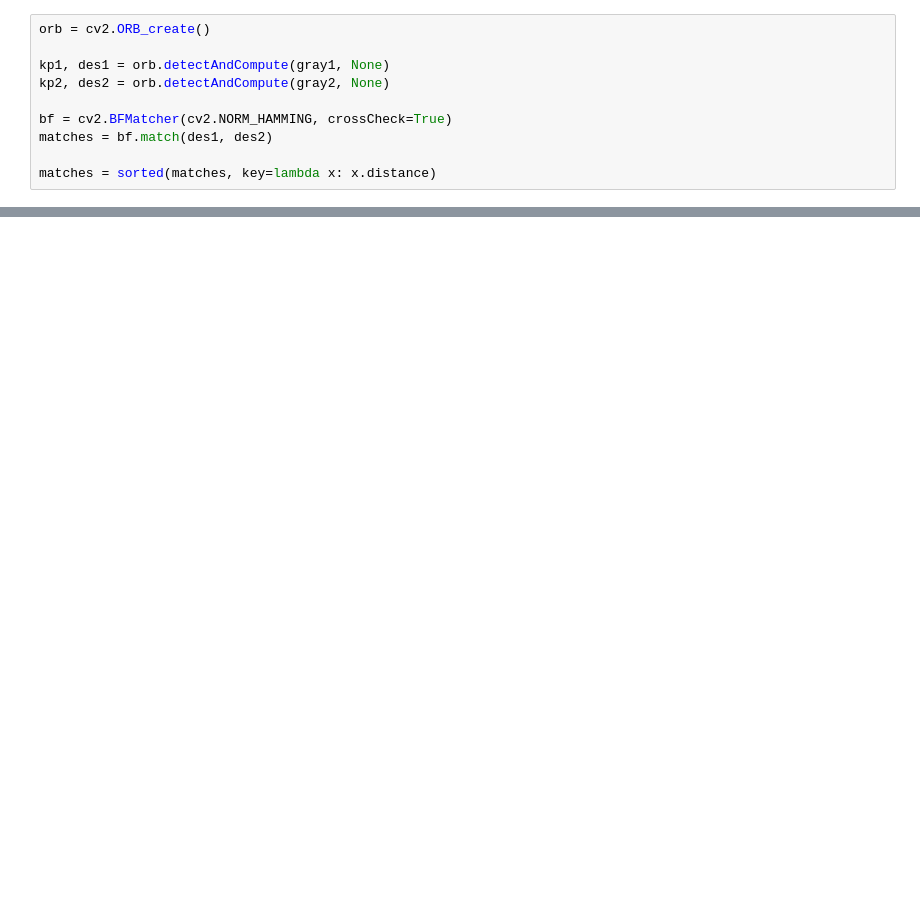
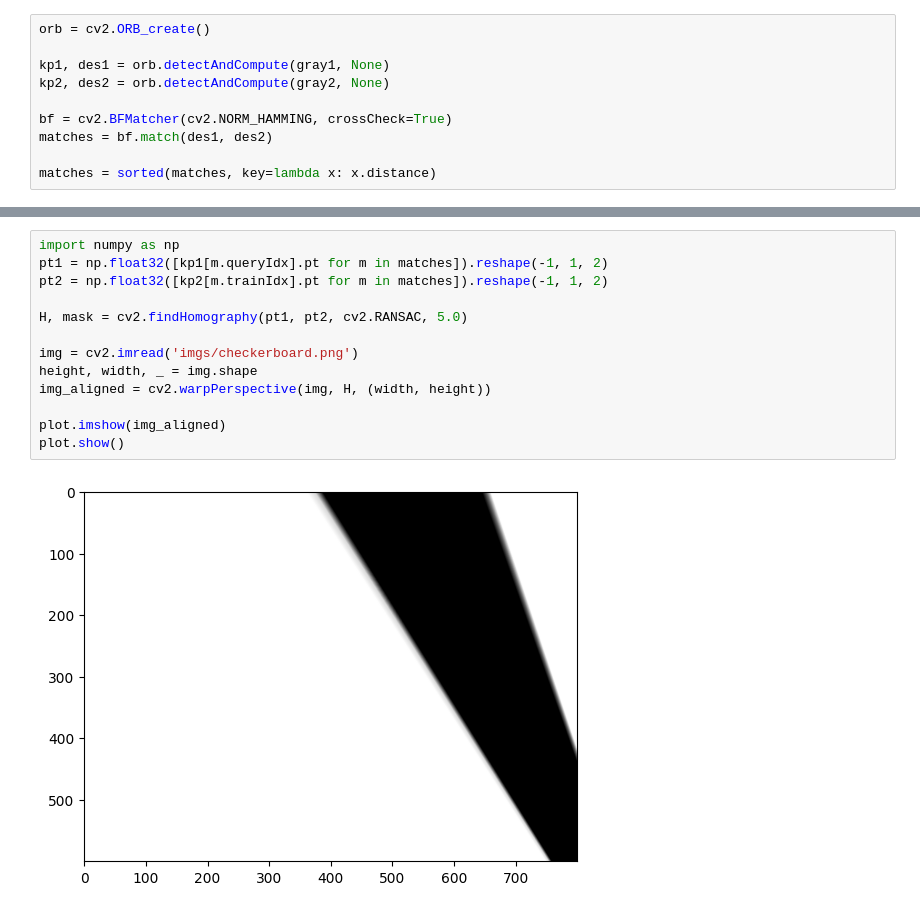
Before and after one commit to MicahMaphet/ai-osint-tracker, a Jupyter notebook: CameraMapper.ipynb, the cells around one changed output, grey strips where cells are left out. Cells and saved outputs as stored; diff of their text form; blank space fills up the shorter version.

```diff
--- a/CameraMapper.ipynb
+++ b/CameraMapper.ipynb
@@ -54,0 +29,15 @@ plot.show()
+# %%
+import numpy as np
+pt1 = np.float32([kp1[m.queryIdx].pt for m in matches]).reshape(-1, 1, 2)
+pt2 = np.float32([kp2[m.trainIdx].pt for m in matches]).reshape(-1, 1, 2)
+
+H, mask = cv2.findHomography(pt1, pt2, cv2.RANSAC, 5.0)
+
+img = cv2.imread('imgs/checkerboard.png')
+height, width, _ = img.shape
+img_aligned = cv2.warpPerspective(img, H, (width, height))
+
+plot.imshow(img_aligned)
+plot.show()
+# %% [output]
+[figure, added]
```
Also changed, not shown: parts of 14 cells of this notebook.
